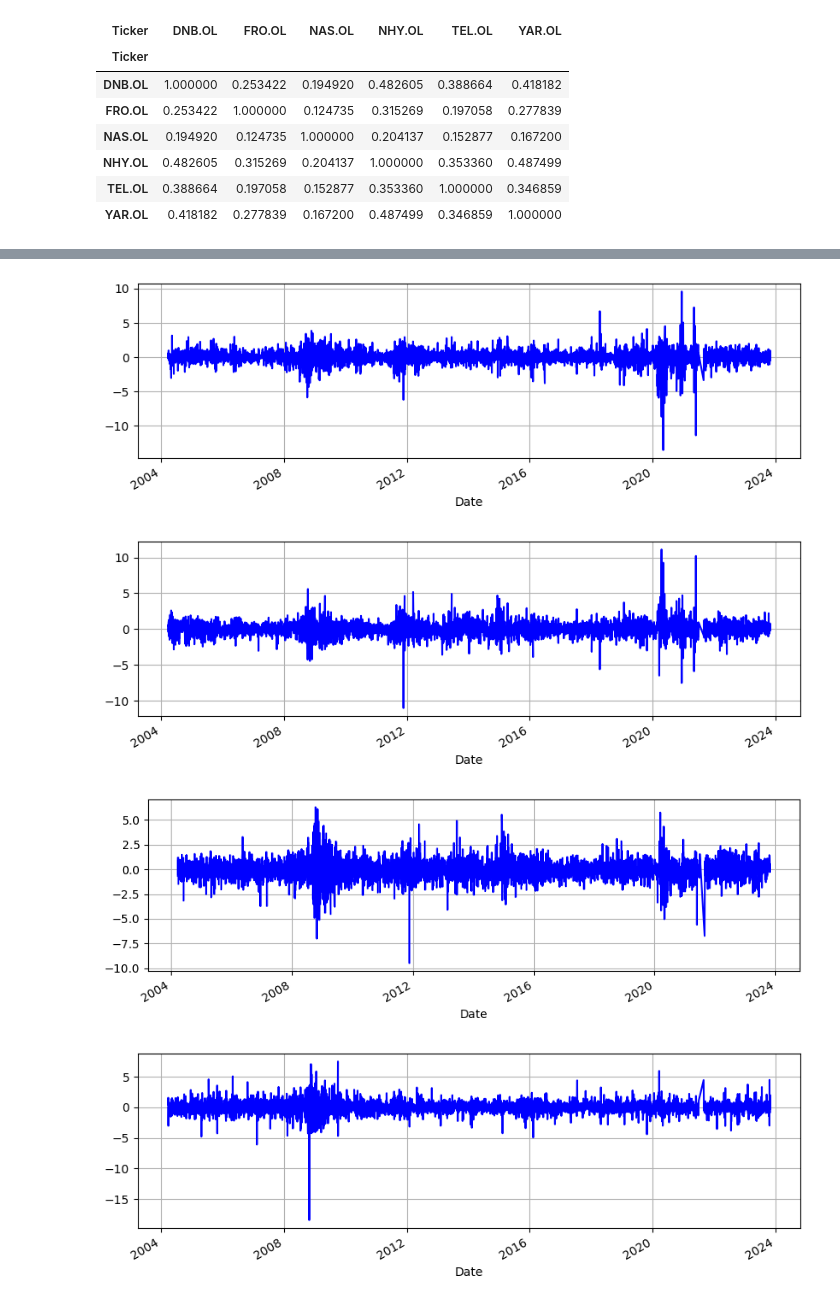
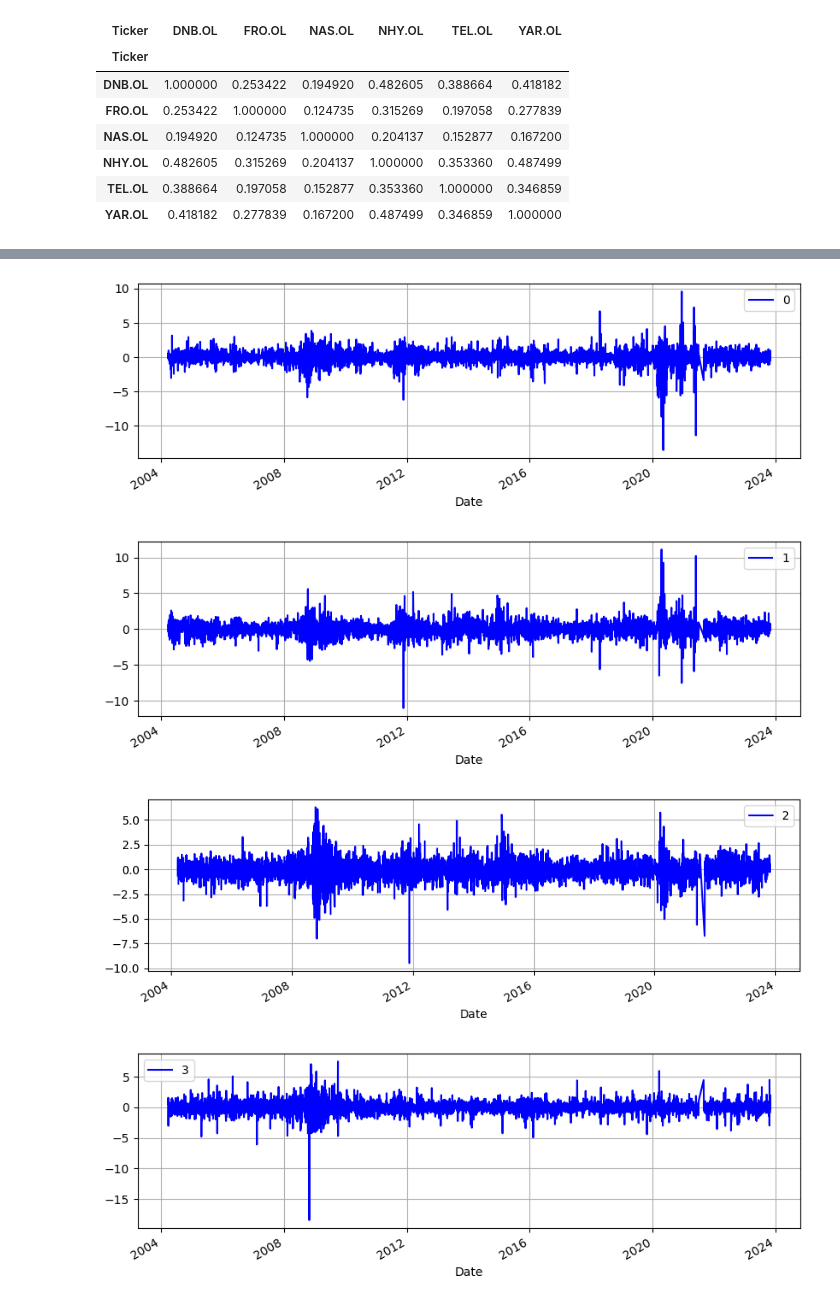
Before and after one commit to magnushelliesen/monte-carlo-simulator, a Jupyter notebook: monte-carlo-simulator.ipynb, the cells around one changed output, grey strips where cells are left out. Drawn from its saved outputs; the diff is of its cells as text; code cells hidden in the pictures.

Commit message:
Changes in forecast method and plots

```diff
--- a/monte-carlo-simulator.ipynb
+++ b/monte-carlo-simulator.ipynb
@@ -58,7 +58,11 @@ class MonteCarlo():
             conditional_volatility_df[i] = garch_fits[i].conditional_volatility
 
         # calculating orthogonal disturbances normalized by GARCH standard deviation
-        norm_orthog_disturbances_df = orthog_disturbances_df/conditional_volatility_df
+        norm_orthog_disturbances_df = (
+            (orthog_disturbances_df-orthog_disturbances_df.mean(axis=0))
+            /conditional_volatility_df
+            +orthog_disturbances_df.mean(axis=0)
+        )
 
         # Returning MonteCarloResult object with all necessary stuff
         return (
@@ -66,6 +70,7 @@ class MonteCarlo():
                 combination_matrix,
                 orthog_disturbances_df,
                 norm_orthog_disturbances_df,
+                conditional_volatility_df,
                 garch_models,
                 garch_fits
             )
@@ -78,12 +83,14 @@ class MonteCarloResult():
         combination_matrix,
         orthog_disturbances_df,
         norm_orthog_disturbances_df,
+        conditional_volatility_df,
         garch_models,
         garch_fits
         ):
         self._combination_matrix = combination_matrix
         self._orthog_disturbances_df = orthog_disturbances_df
         self._norm_orthog_disturbances_df = norm_orthog_disturbances_df
+        self._conditional_volatility_df = conditional_volatility_df
         self._garch_models = garch_models
         self._garch_fits = garch_fits
 
@@ -98,6 +105,10 @@ class MonteCarloResult():
     @property
     def norm_orthog_disturbances_df(self):
         return self._norm_orthog_disturbances_df
+
+    @property
+    def conditional_volatility_df(self):
+        return self._conditional_volatility_df
 
     def forecast(self, n_periods: int) -> pd.DataFrame:
         """
@@ -227,11 +238,9 @@ fit.norm_orthog_disturbances_df.cov().style.background_gradient(cmap='Blues')
 # %%
 # Orthogonal disturbances
-for i in range(len(fit.orthog_disturbances_df.columns)):
-    plt.figure()
-    fit.orthog_disturbances_df[i].plot(color='b', figsize=(10, 3), grid=True)
-    plt.draw()
+for col in fit.orthog_disturbances_df.columns:
+    fit.orthog_disturbances_df[[col]].plot(color='b', figsize=(10, 3), grid=True)
 # %% [output]
-[figure, old version]
+[figure, new version]
-[figure, old version]
+[figure, new version]
-[figure, old version]
+[figure, new version]
-[figure, old version]
+[figure, new version]
```
Also changed, not shown: parts of 9 cells of this notebook.
